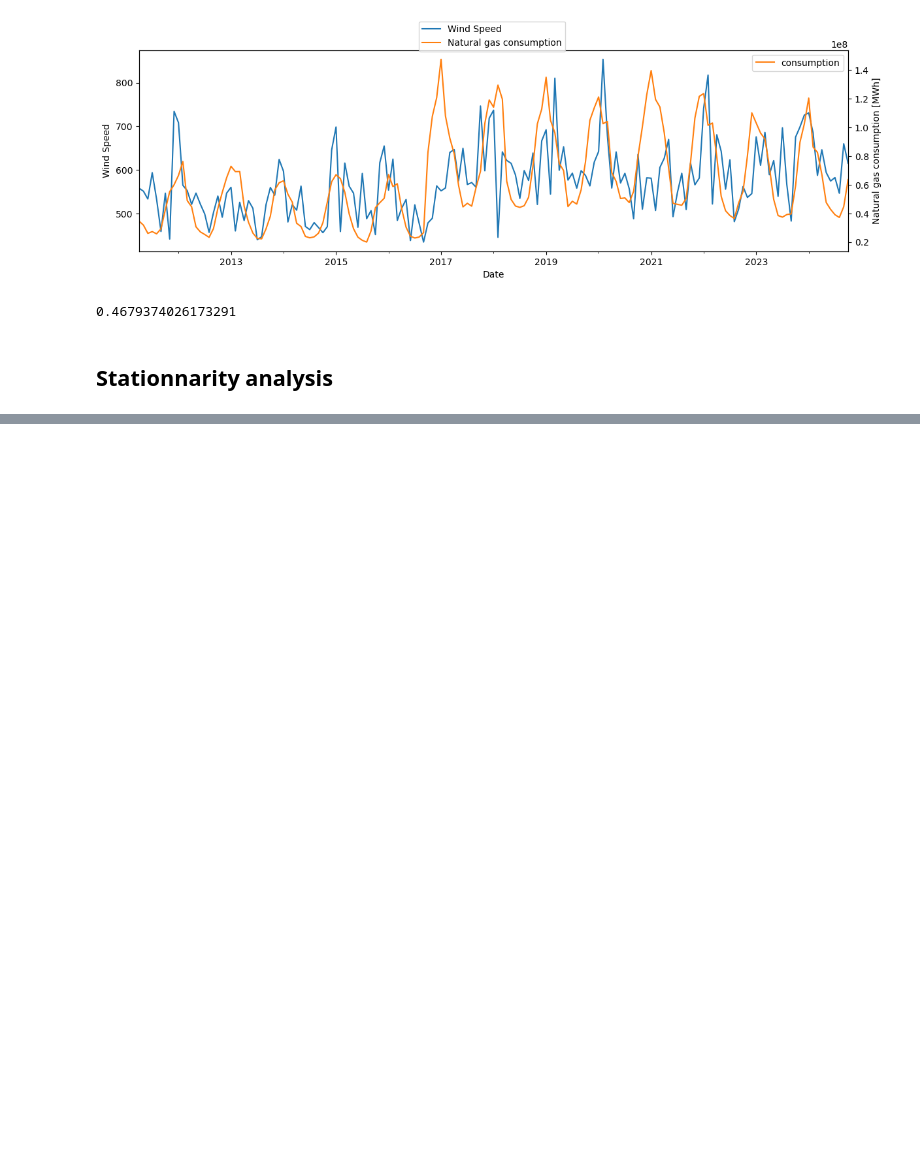
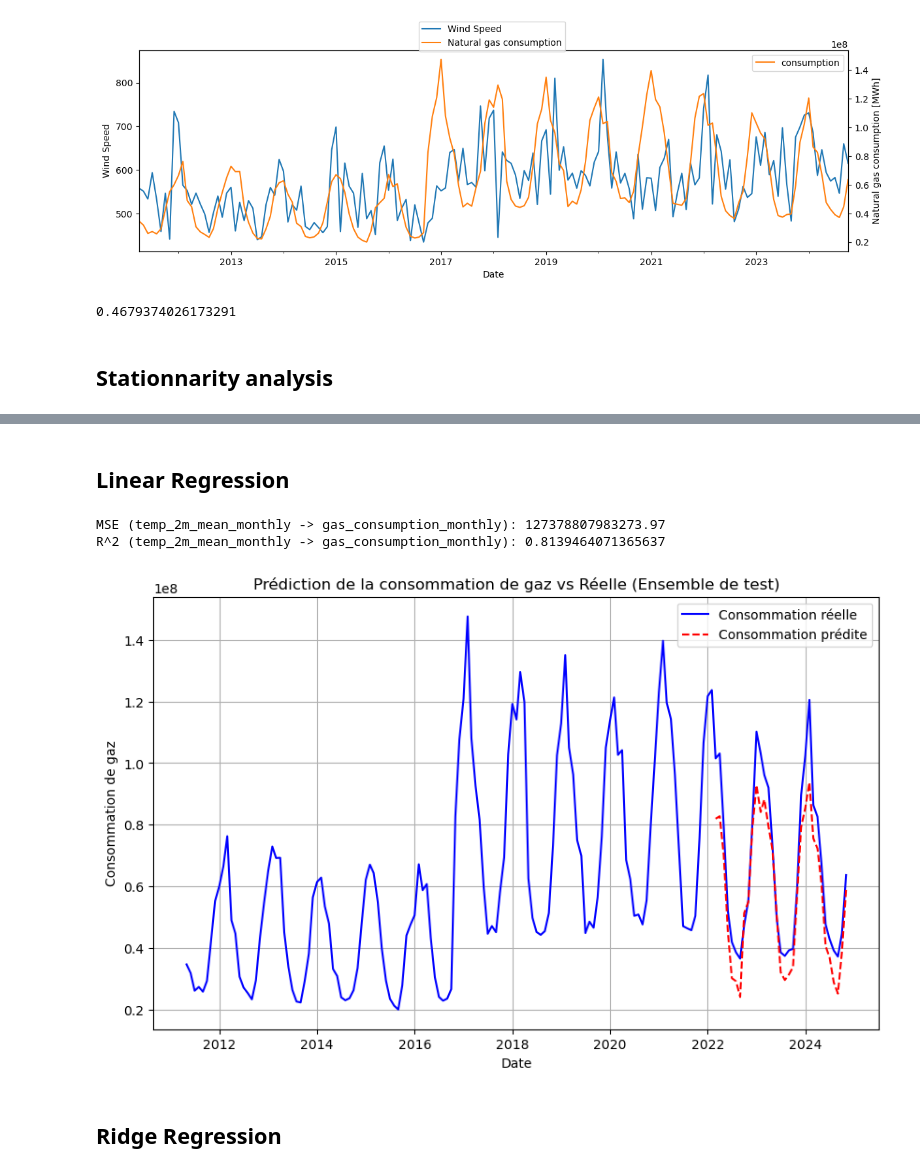
Before and after one commit to NeoSummit/Gas_consumption, a Jupyter notebook: Modelling_Consumption_Weather.ipynb, the cells around one changed output, grey strips where cells are left out. Drawn from its saved outputs; the diff is of its cells as text; code cells hidden in the pictures; blank space fills up the shorter version.

```diff
--- a/Modelling_Consumption_Weather.ipynb
+++ b/Modelling_Consumption_Weather.ipynb
@@ -300,0 +306,43 @@ gas_consumption_monthly_st.corr(temp_2m_mean_monthly_st)
+# %% [markdown]
+## Linear Regression
+# %%
+train_size = 0.8  # 80% pour l'entraînement, 20% pour le test
+train, test = train_test_split(pd.concat([gas_consumption_monthly, temp_2m_mean_monthly,sunshine_dur_monthly,wind_speed_10m_max_monthly], axis=1),
+                               test_size=1-train_size, shuffle=False)
+
+X_test = test['temperature_2m_mean (°C)'].values.reshape(-1, 1)
+y_test = test['consumption'].values
+
+
+
+X_train = train['temperature_2m_mean (°C)'].values.reshape(-1, 1)  # Température comme variable indépendante
+y_train = train['consumption'].values  # Consommation de gaz comme cible
+
+model = LinearRegression()
+model.fit(X_train, y_train)
+
+# Prédictions sur le test set
+y_pred = model.predict(X_test)
+
+# Calcul de la MSE pour cette régression
+mse = mean_squared_error(y_test, y_pred)
+print(f'MSE (temp_2m_mean_monthly -> gas_consumption_monthly): {mse}')
+r2 = model.score(X_test, y_test)
+print(f'R^2 (temp_2m_mean_monthly -> gas_consumption_monthly): {r2}')
+# %% [output]
+MSE (temp_2m_mean_monthly -> gas_consumption_monthly): 127378807983273.97
+R^2 (temp_2m_mean_monthly -> gas_consumption_monthly): 0.8139464071365637
+# %%
+plt.figure(figsize=(10, 6))
+plt.plot(gas_consumption_monthly.index, gas_consumption_monthly, label='Consommation réelle', color='blue')
+plt.plot(test.index, y_pred, label='Consommation prédite', color='red', linestyle='--')
+plt.xlabel('Date')
+plt.ylabel('Consommation de gaz')
+plt.title('Prédiction de la consommation de gaz vs Réelle (Ensemble de test)')
+plt.legend()
+plt.grid(True)
+plt.show()
+# %% [output]
+[figure, added]
+# %% [markdown]
+## Ridge Regression
```
Also changed, not shown: parts of 10 cells of this notebook, 11 other files.
